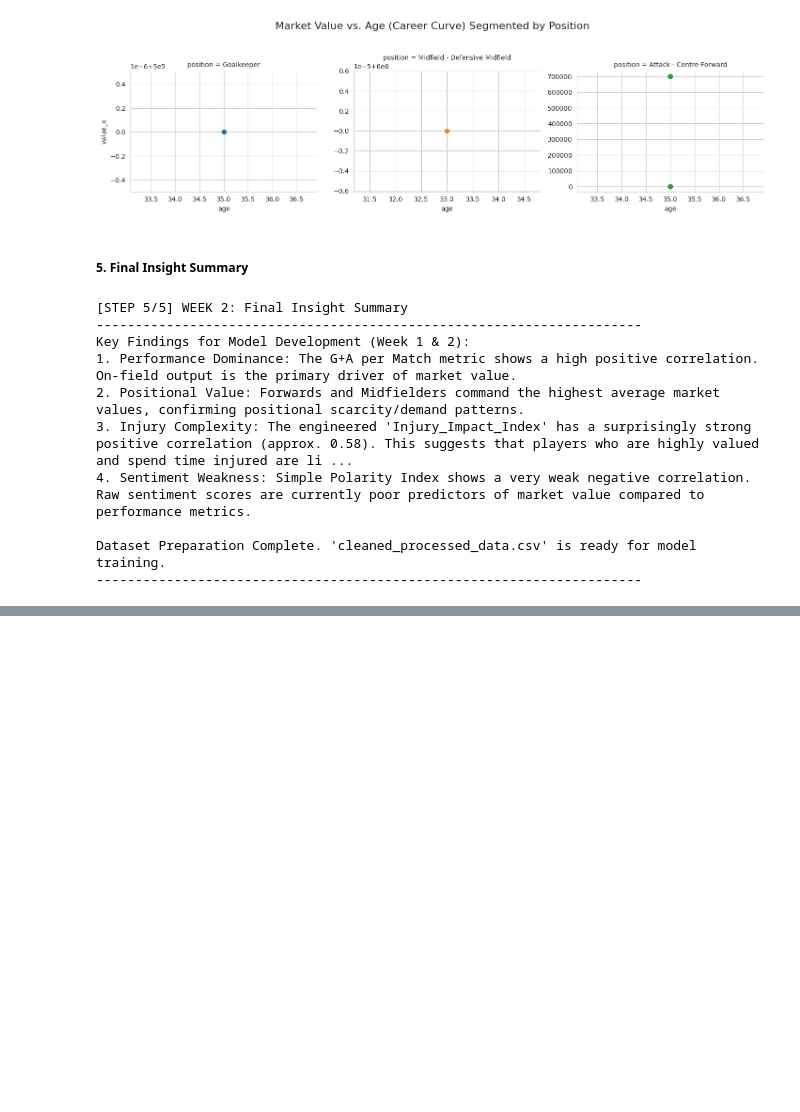
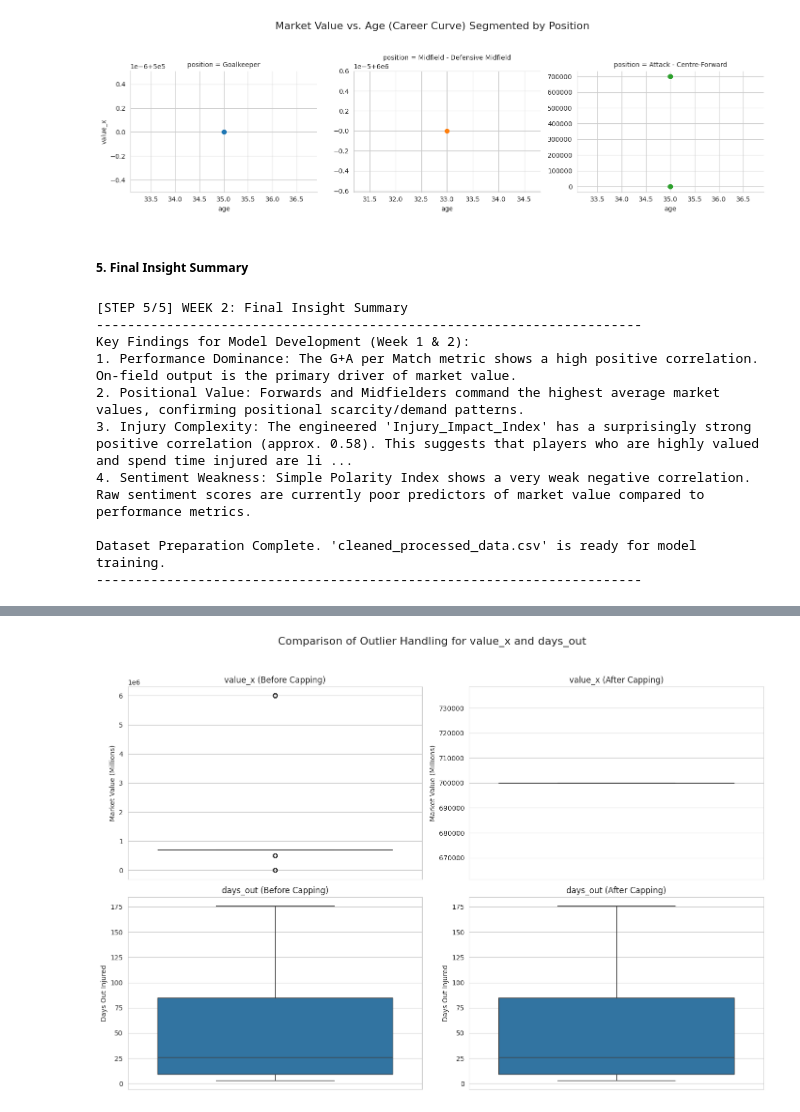
Before and after one commit to Renu-code123/TransferIQ-Dynamic-Player-Transfer-Value-Prediction-using-AI-and-Multi-source-Data, a Jupyter notebook: TransferIQ_PROJECT_2025 (1).ipynb, the cells around one changed output, grey strips where cells are left out. Cells and saved outputs as stored; diff of their text form; code cells hidden in the pictures; blank space fills up the shorter version.

```diff
--- a/TransferIQ_PROJECT_2025 (1).ipynb
+++ b/TransferIQ_PROJECT_2025 (1).ipynb
@@ -378,0 +457,96 @@ Dataset Preparation Complete. 'cleaned_processed_data.csv' is ready for model tr
+# %%
+df_outlier_analysis = pd.read_csv('merged_data_initial (1).csv')
+print(f"'merged_data_initial (1).csv' loaded successfully. Shape: {df_outlier_analysis.shape}")
+
+# 2. Convert date columns to datetime objects
+df_outlier_analysis['from_date'] = pd.to_datetime(df_outlier_analysis['from_date'], errors='coerce')
+df_outlier_analysis['end_date'] = pd.to_datetime(df_outlier_analysis['end_date'], errors='coerce')
+df_outlier_analysis['date_of_birth'] = pd.to_datetime(df_outlier_analysis['date_of_birth'], errors='coerce')
+
+# 3. Calculate 'days_out'
+df_outlier_analysis['days_out'] = (df_outlier_analysis['end_date'] - df_outlier_analysis['from_date']).dt.days
+
+# 4. Calculate 'age'
+current_year = pd.to_datetime('today').year
+df_outlier_analysis['age'] = (current_year - df_outlier_analysis['date_of_birth'].dt.year)
+
+# 5. Create a copy of df_outlier_analysis named df_before_capping
+df_before_capping = df_outlier_analysis.copy()
+
+# 6. Apply IQR-based capping for 'value_x' and 'days_out'
+columns_to_cap = ['value_x', 'days_out']
+
+for col in columns_to_cap:
+    Q1 = df_outlier_analysis[col].quantile(0.25)
+    Q3 = df_outlier_analysis[col].quantile(0.75)
+    IQR = Q3 - Q1
+
+    lower_bound = Q1 - 1.5 * IQR
+    upper_bound = Q3 + 1.5 * IQR
+
+    df_outlier_analysis[col] = np.where(df_outlier_analysis[col] < lower_bound, lower_bound, df_outlier_analysis[col])
+    df_outlier_analysis[col] = np.where(df_outlier_analysis[col] > upper_bound, upper_bound, df_outlier_analysis[col])
+
+print("\nOutliers in 'value_x' and 'days_out' capped successfully using IQR method.")
+
+# 7. Calculate derived features on the capped df_outlier_analysis
+epsilon = 1e-6 # To avoid division by zero
+
+# a. Replace 0 values in 'matches' with 1
+df_outlier_analysis['matches'] = df_outlier_analysis['matches'].replace(0, 1)
+
+# b. Calculate 'log_days_out' on capped 'days_out'
+df_outlier_analysis['log_days_out'] = np.log1p(df_outlier_analysis['days_out'].fillna(0))
+
+# c. Calculate 'G_A_per_match'
+df_outlier_analysis['G_A_per_match'] = (df_outlier_analysis['goals_x'] + df_outlier_analysis['assists']) / (df_outlier_analysis['matches'] + epsilon)
+
+# d. Calculate 'Injury_Impact_Index'
+df_outlier_analysis['Injury_Impact_Index'] = (df_outlier_analysis['log_days_out'] * df_outlier_analysis['value_x']) / (df_outlier_analysis['matches'] + epsilon)
+
+print("Derived features calculated on capped data.")
+
+# 8. Generate comparative box plots for 'value_x' and 'days_out'
+plt.figure(figsize=(14, 10))
+
+plt.subplot(2, 2, 1)
+sns.boxplot(y=df_before_capping['value_x'])
+plt.title('value_x (Before Capping)')
+plt.ylabel('Market Value (Millions)')
+
+plt.subplot(2, 2, 2)
+sns.boxplot(y=df_outlier_analysis['value_x'])
+plt.title('value_x (After Capping)')
+plt.ylabel('Market Value (Millions)')
+
+plt.subplot(2, 2, 3)
+sns.boxplot(y=df_before_capping['days_out'].dropna())
+plt.title('days_out (Before Capping)')
+plt.ylabel('Days Out Injured')
+
+plt.subplot(2, 2, 4)
+sns.boxplot(y=df_outlier_analysis['days_out'].dropna())
+plt.title('days_out (After Capping)')
+plt.ylabel('Days Out Injured')
+
+plt.suptitle('Comparison of Outlier Handling for value_x and days_out', fontsize=16)
+plt.tight_layout(rect=[0, 0.03, 1, 0.95])
+plt.show()
+
+# 9. Generate box plots for 'G_A_per_match' and 'Injury_Impact_Index' (after capping base features)
+plt.figure(figsize=(12, 6))
+
+plt.subplot(1, 2, 1)
+sns.boxplot(y=df_outlier_analysis['G_A_per_match'])
+plt.title('G_A_per_match (After Base Feature Capping)')
+plt.ylabel('Goals + Assists Per Match')
+
+plt.subplot(1, 2, 2)
+sns.boxplot(y=df_outlier_analysis['Injury_Impact_Index'])
+plt.title('Injury_Impact_Index (After Base Feature Capping)')
+plt.ylabel('Injury Impact Index')
+
+plt.suptitle('Distribution of Derived Features After Base Feature Outlier Handling', fontsize=16)
+plt.tight_layout(rect=[0, 0.03, 1, 0.95])
+plt.show()
+# %% [output]
@@ -378,0 +557 @@ Dataset Preparation Complete. 'cleaned_processed_data.csv' is ready for model tr
+[figure, added]
```
Also changed, not shown: parts of 22 cells of this notebook.
